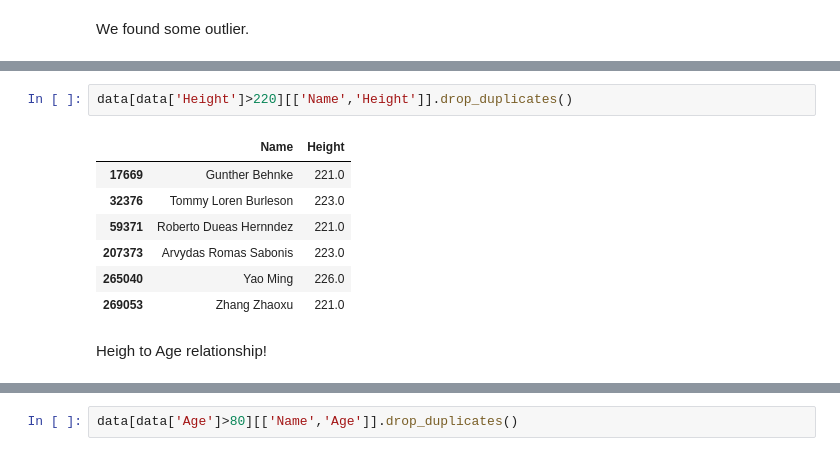
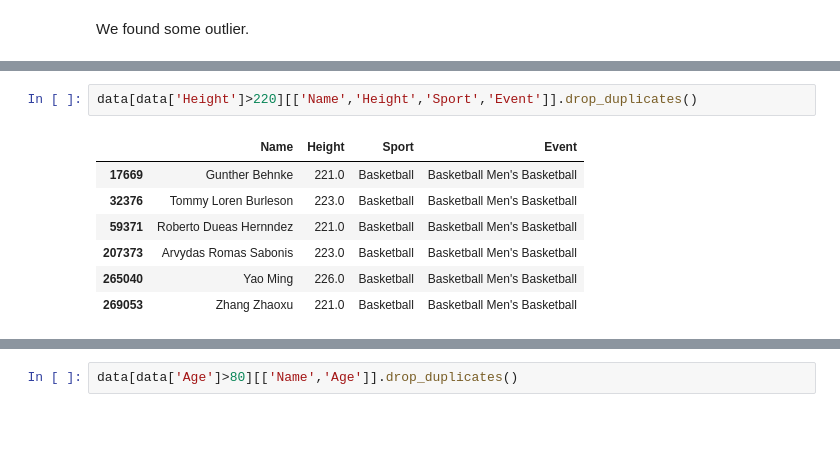
Before and after one commit to nauman-chaudhary/OlympicsDataExploration, a Jupyter notebook: Olympics_Data_Exploration.ipynb, the cells around one changed output, grey strips where cells are left out. Cells and saved outputs as stored; diff of their text form; blank space fills up the shorter version.

```diff
--- a/Olympics_Data_Exploration.ipynb
+++ b/Olympics_Data_Exploration.ipynb
@@ -430,12 +480,10 @@ data[data['Weight']>200][['Name','Weight']].drop_duplicates()
 # %%
-data[data['Height']>220][['Name','Height']].drop_duplicates()
+data[data['Height']>220][['Name','Height','Sport','Event']].drop_duplicates()
 # %% [output]
-|  | Name | Height |
-| 17669 | Gunther Behnke | 221.0 |
-| 32376 | Tommy Loren Burleson | 223.0 |
-| 59371 | Roberto Dueas Hernndez | 221.0 |
-| 207373 | Arvydas Romas Sabonis | 223.0 |
-| 265040 | Yao Ming | 226.0 |
-| 269053 | Zhang Zhaoxu | 221.0 |
+|  | Name | Height | Sport | Event |
+| 17669 | Gunther Behnke | 221.0 | Basketball | Basketball Men's Basketball |
+| 32376 | Tommy Loren Burleson | 223.0 | Basketball | Basketball Men's Basketball |
+| 59371 | Roberto Dueas Hernndez | 221.0 | Basketball | Basketball Men's Basketball |
+| 207373 | Arvydas Romas Sabonis | 223.0 | Basketball | Basketball Men's Basketball |
+| 265040 | Yao Ming | 226.0 | Basketball | Basketball Men's Basketball |
+| 269053 | Zhang Zhaoxu | 221.0 | Basketball | Basketball Men's Basketball |
-# %% [markdown]
-Heigh to Age relationship!
```
Also changed, not shown: parts of 49 cells of this notebook.
